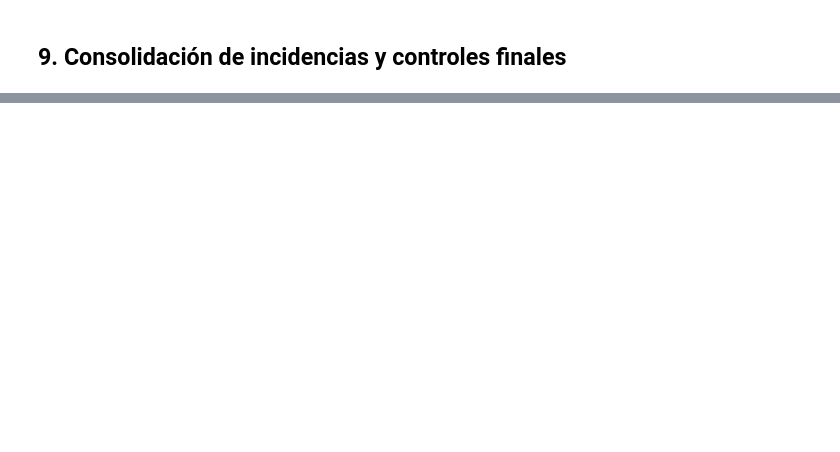
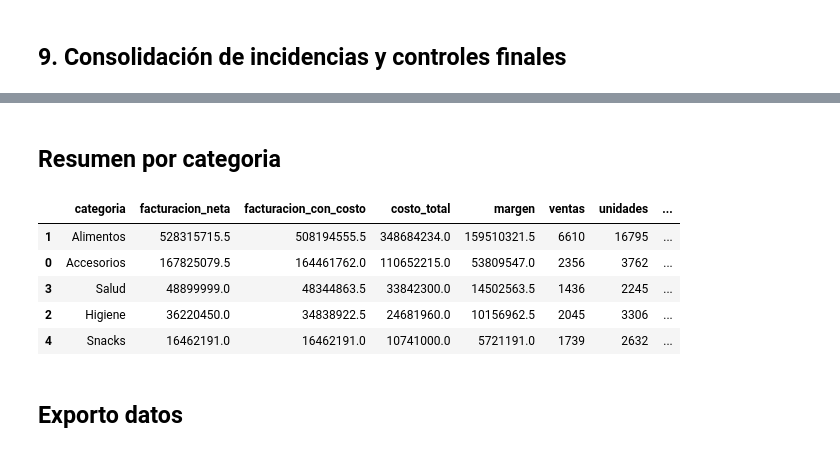
Before and after one commit to GonzaloEBaez/huellitas, a Jupyter notebook: notebooks/01_auditoria_inicial_petshop.ipynb, the cells around one changed output, grey strips where cells are left out. Saved outputs shown, nothing was run; the diff lists cells and outputs as text; code cells hidden in the pictures; blank space fills up the shorter version.

```diff
--- a/notebooks/01_auditoria_inicial_petshop.ipynb
+++ b/notebooks/01_auditoria_inicial_petshop.ipynb
@@ -642,0 +1078,50 @@ Con la base validada, el siguiente bloque calculará venta bruta, descuento apli
+# %% [markdown]
+## Resumen por categoria
+# %%
+ventas_analiticas["facturacion_con_costo"] = (
+    ventas_analiticas["facturacion_neta"]
+    .where(ventas_analiticas["costo_disponible"])
+)
+# %%
+resumen_categoria = (
+    ventas_analiticas
+    .groupby("categoria", as_index=False)
+    .agg(
+        facturacion_neta=("facturacion_neta", "sum"),
+        facturacion_con_costo=(
+            "facturacion_con_costo",
+            lambda serie: serie.sum(min_count=1)
+        ),
+        costo_total=(
+            "costo_total",
+            lambda serie: serie.sum(min_count=1)
+        ),
+        margen=(
+            "margen",
+            lambda serie: serie.sum(min_count=1)
+        ),
+        ventas=("id_venta", "nunique"),
+        unidades=("cantidad", "sum")
+    )
+)
+# %%
+resumen_categoria["margen_porcentaje"] = (
+    resumen_categoria["margen"]
+    / resumen_categoria["facturacion_con_costo"]
+)
+
+resumen_categoria = resumen_categoria.sort_values(
+    "facturacion_neta",
+    ascending=False
+)
+
+display(resumen_categoria)
+# %% [output]
+|  | categoria | facturacion_neta | facturacion_con_costo | costo_total | margen | ventas | unidades | ... |
+| 1 | Alimentos | 528315715.5 | 508194555.5 | 348684234.0 | 159510321.5 | 6610 | 16795 | ... |
+| 0 | Accesorios | 167825079.5 | 164461762.0 | 110652215.0 | 53809547.0 | 2356 | 3762 | ... |
+| 3 | Salud | 48899999.0 | 48344863.5 | 33842300.0 | 14502563.5 | 1436 | 2245 | ... |
+| 2 | Higiene | 36220450.0 | 34838922.5 | 24681960.0 | 10156962.5 | 2045 | 3306 | ... |
+| 4 | Snacks | 16462191.0 | 16462191.0 | 10741000.0 | 5721191.0 | 1739 | 2632 | ... |
+# %% [markdown]
+## Exporto datos
```
Also changed, not shown: parts of 47 cells of this notebook, 8 other files.
